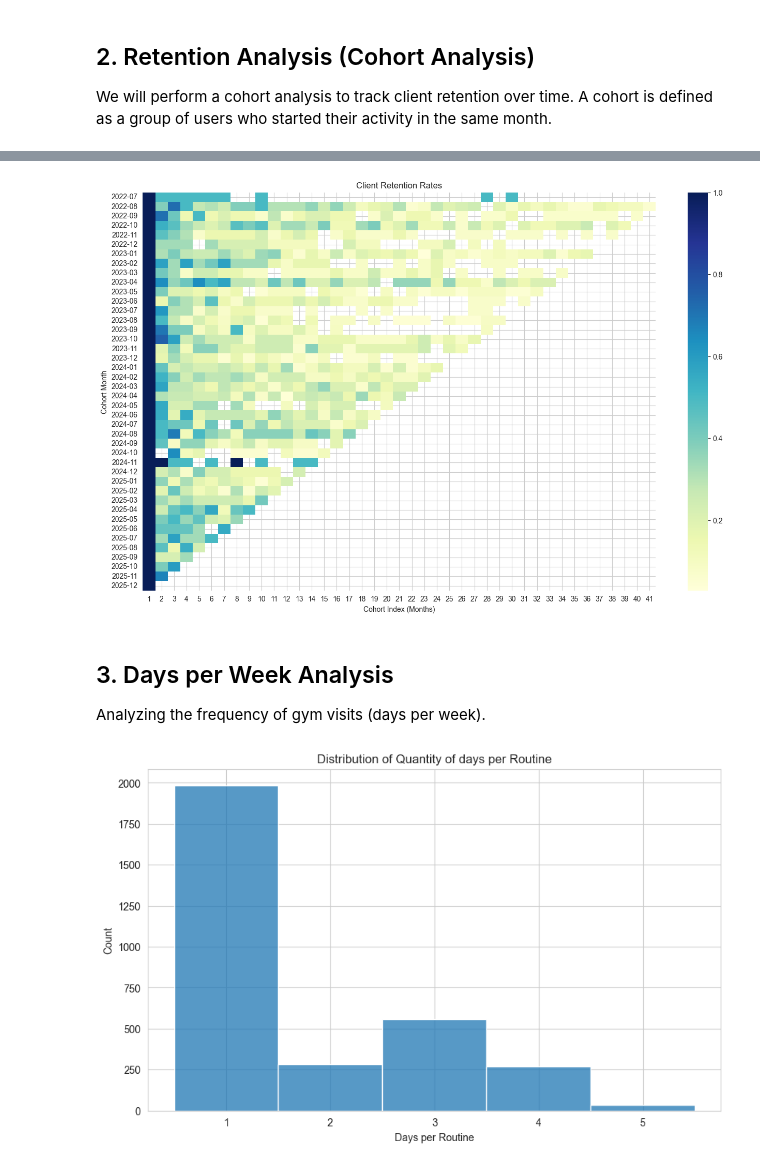
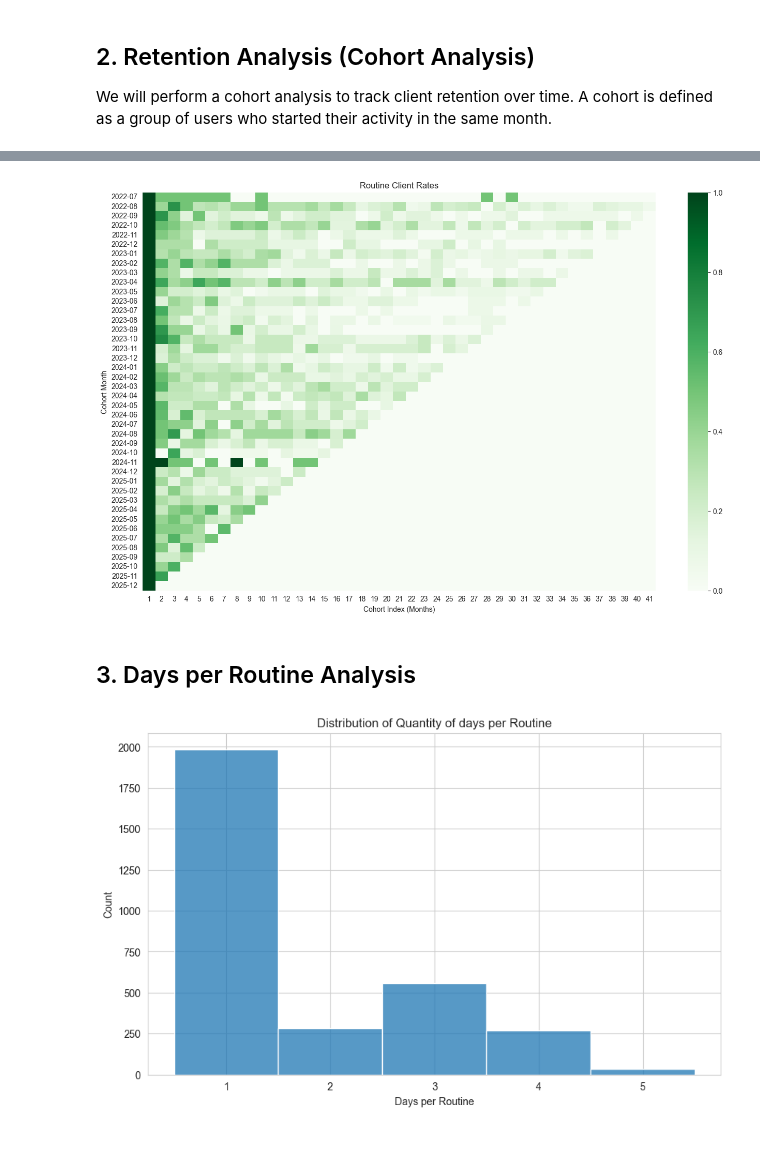
Before and after one commit to alejo-cuello/gym-clients, a Jupyter notebook: notebooks/02_eda_gym_routines_by_month.ipynb, the cells around one changed output, grey strips where cells are left out. Cells and saved outputs as stored; diff of their text form; code cells hidden in the pictures.

```diff
--- a/notebooks/02_eda_gym_routines_by_month.ipynb
+++ b/notebooks/02_eda_gym_routines_by_month.ipynb
@@ -97,6 +97,7 @@ retention = cohort_counts.divide(cohort_sizes, axis=0)
 # Format index for better readability in plot
 retention.index = retention.index.strftime('%Y-%m')
 
+retention.fillna(0, inplace=True)
 retention.head()
 # %% [output]
 | cohort_index | 1 | 2 | 3 | 4 | 5 | 6 | 7 | 8 | 9 | 10 | ... |
@@ -109,17 +110,15 @@ retention.head()
 5 rows × 41 columns
 # %%
 plt.figure(figsize=(16, 10))
-sns.heatmap(retention, fmt='.0%', cmap='YlGnBu')
-plt.title('Client Retention Rates')
+sns.heatmap(retention, fmt='.0%', cmap='Greens')
+plt.title('Routine Client Rates')
 plt.ylabel('Cohort Month')
 plt.xlabel('Cohort Index (Months)')
 plt.show()
 # %% [output]
-[figure, old version]
+[figure, new version]
 # %% [markdown]
-## 3. Days per Week Analysis
-
-Analyzing the frequency of gym visits (days per week).
+## 3. Days per Routine Analysis
 # %%
 plt.figure(figsize=(10, 6))
 sns.histplot(df['day'], bins=range(1, 9), kde=False, discrete=True)
```
Also changed, not shown: parts of 8 cells of this notebook.
